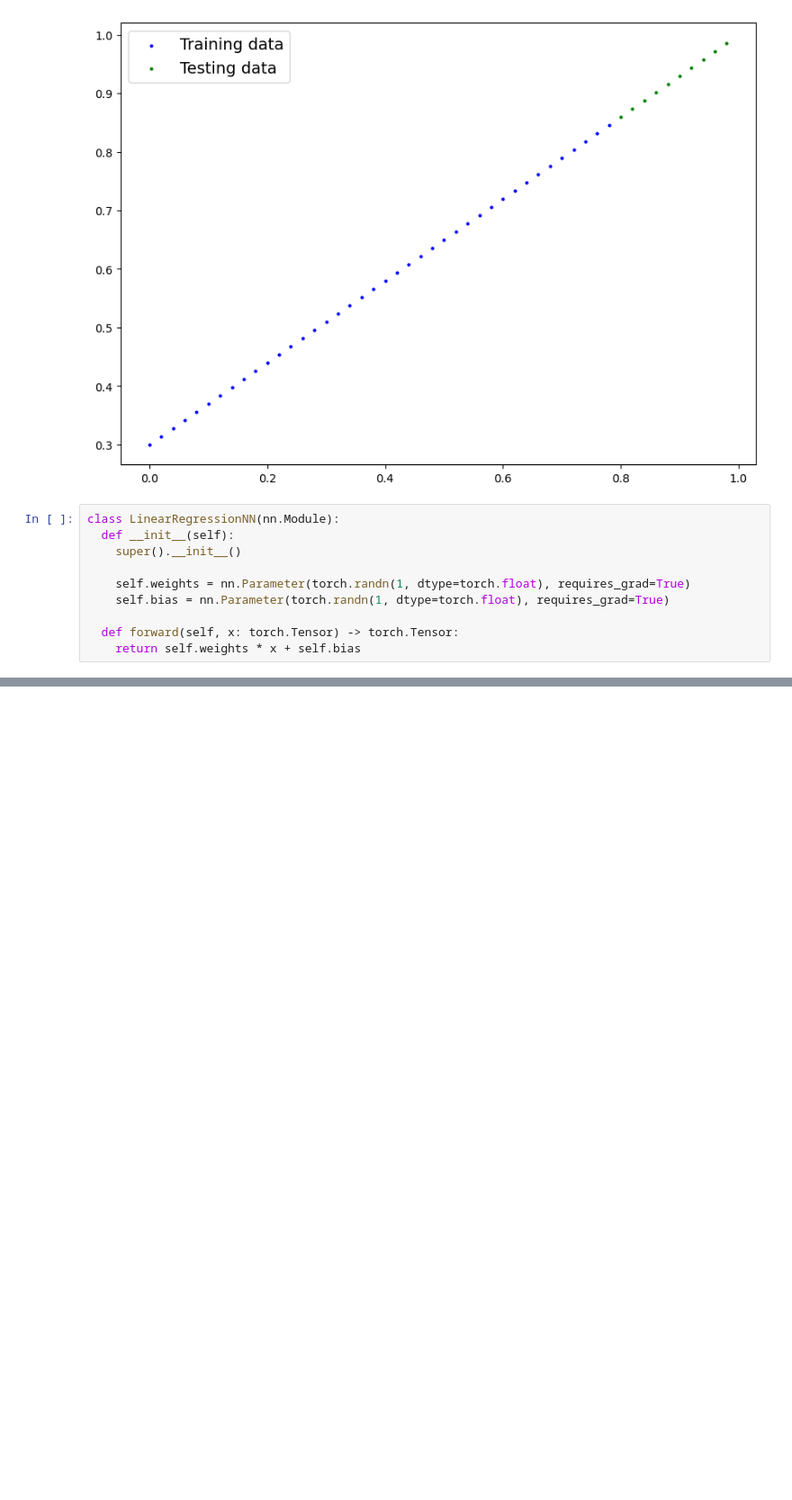
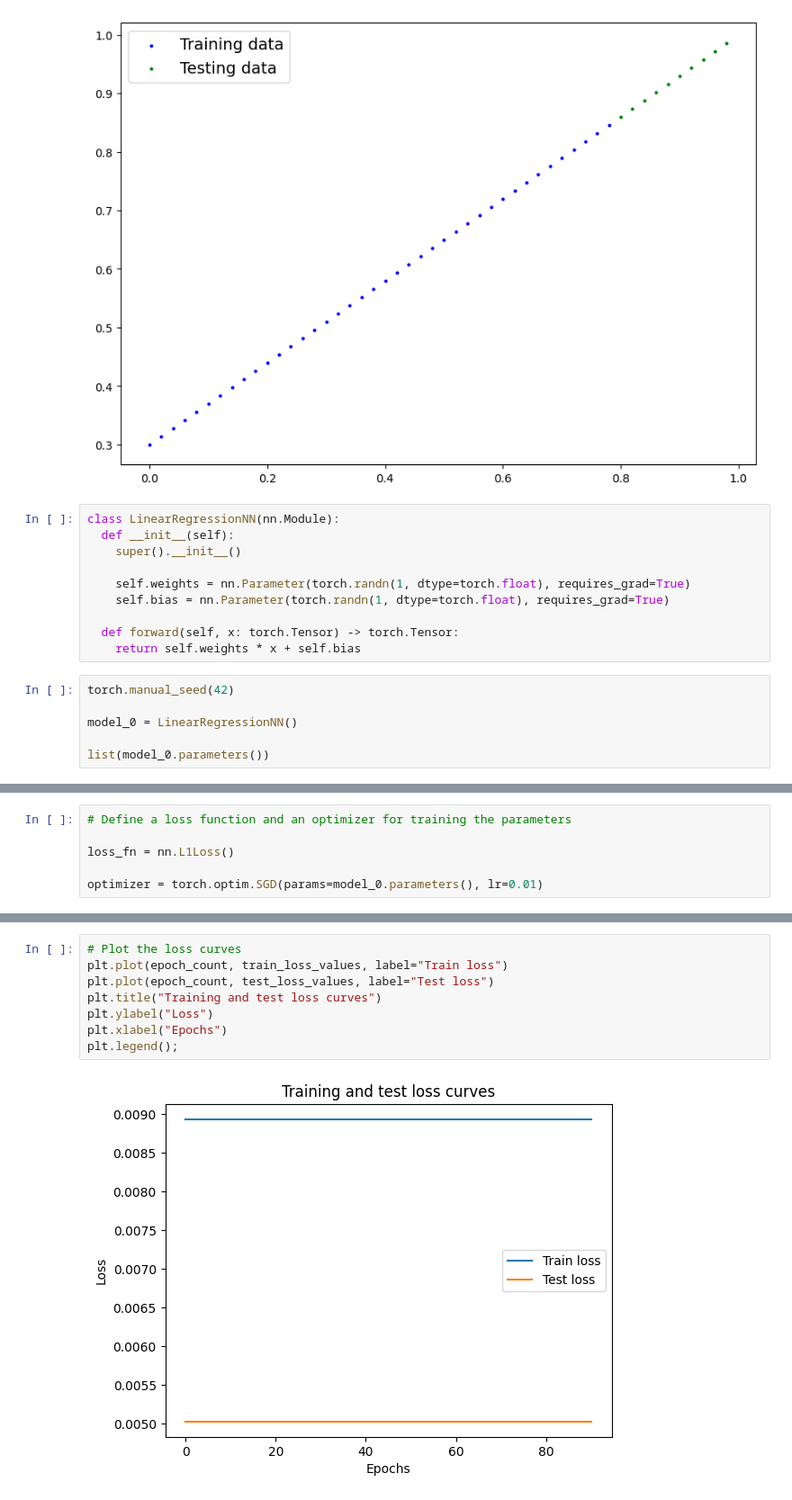
Before and after one commit to megalphian/learning_ml, a Jupyter notebook: Pytorch_Tutorial.ipynb, the cells around one changed output, grey strips where cells are left out. Shown at 90% size. Drawn from its saved outputs; the diff is of its cells as text; blank space fills up the shorter version.

```diff
--- a/Pytorch_Tutorial.ipynb
+++ b/Pytorch_Tutorial.ipynb
@@ -76,3 +76,9 @@ class LinearRegressionNN(nn.Module):
 
   def forward(self, x: torch.Tensor) -> torch.Tensor:
     return self.weights * x + self.bias
+# %%
+torch.manual_seed(42)
+
+model_0 = LinearRegressionNN()
+
+list(model_0.parameters())
@@ -78,0 +94,6 @@ class LinearRegressionNN(nn.Module):
+# %%
+# Define a loss function and an optimizer for training the parameters
+
+loss_fn = nn.L1Loss()
+
+optimizer = torch.optim.SGD(params=model_0.parameters(), lr=0.01)
@@ -78,0 +151,10 @@ class LinearRegressionNN(nn.Module):
+# %%
+# Plot the loss curves
+plt.plot(epoch_count, train_loss_values, label="Train loss")
+plt.plot(epoch_count, test_loss_values, label="Test loss")
+plt.title("Training and test loss curves")
+plt.ylabel("Loss")
+plt.xlabel("Epochs")
+plt.legend();
+# %% [output]
+[figure, added]
```
Also changed, not shown: parts of 6 cells of this notebook.
